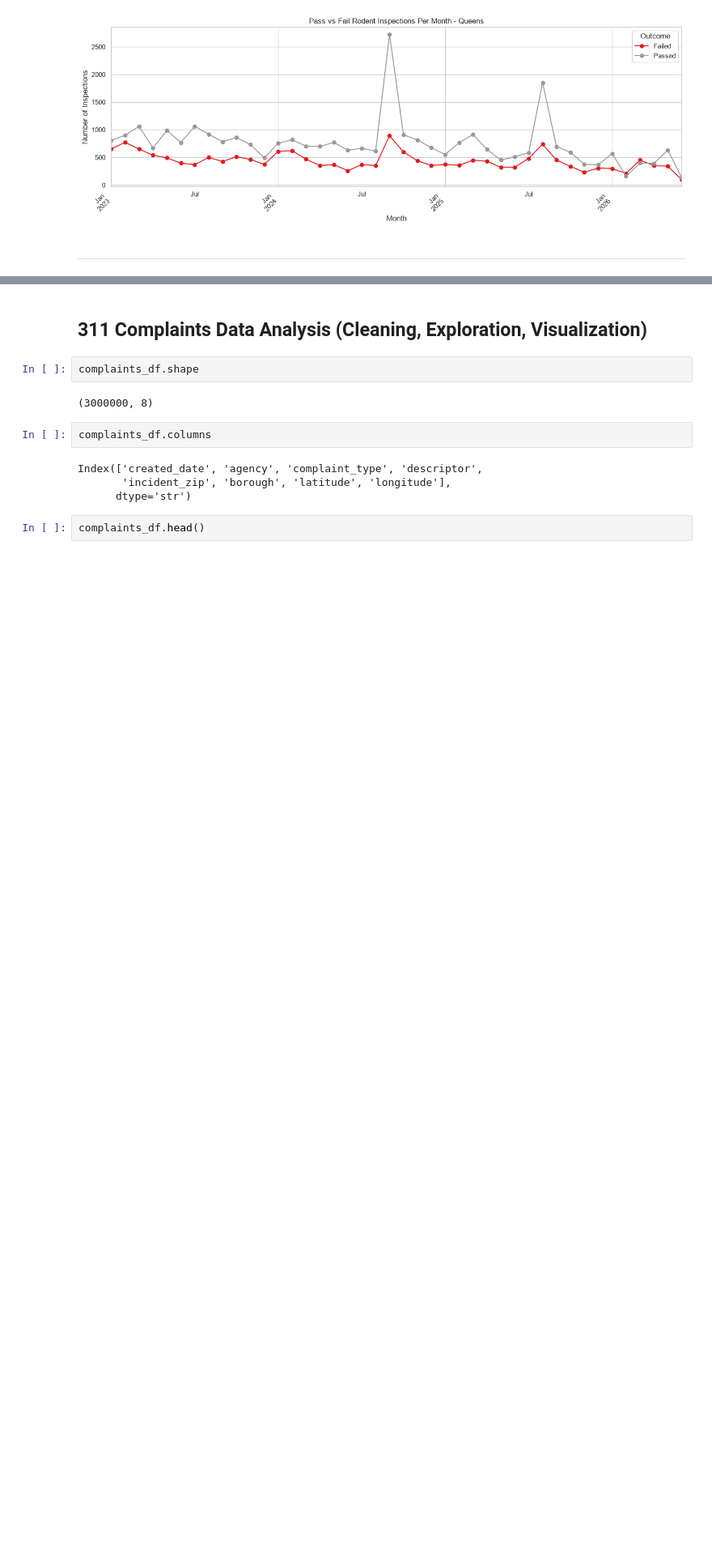
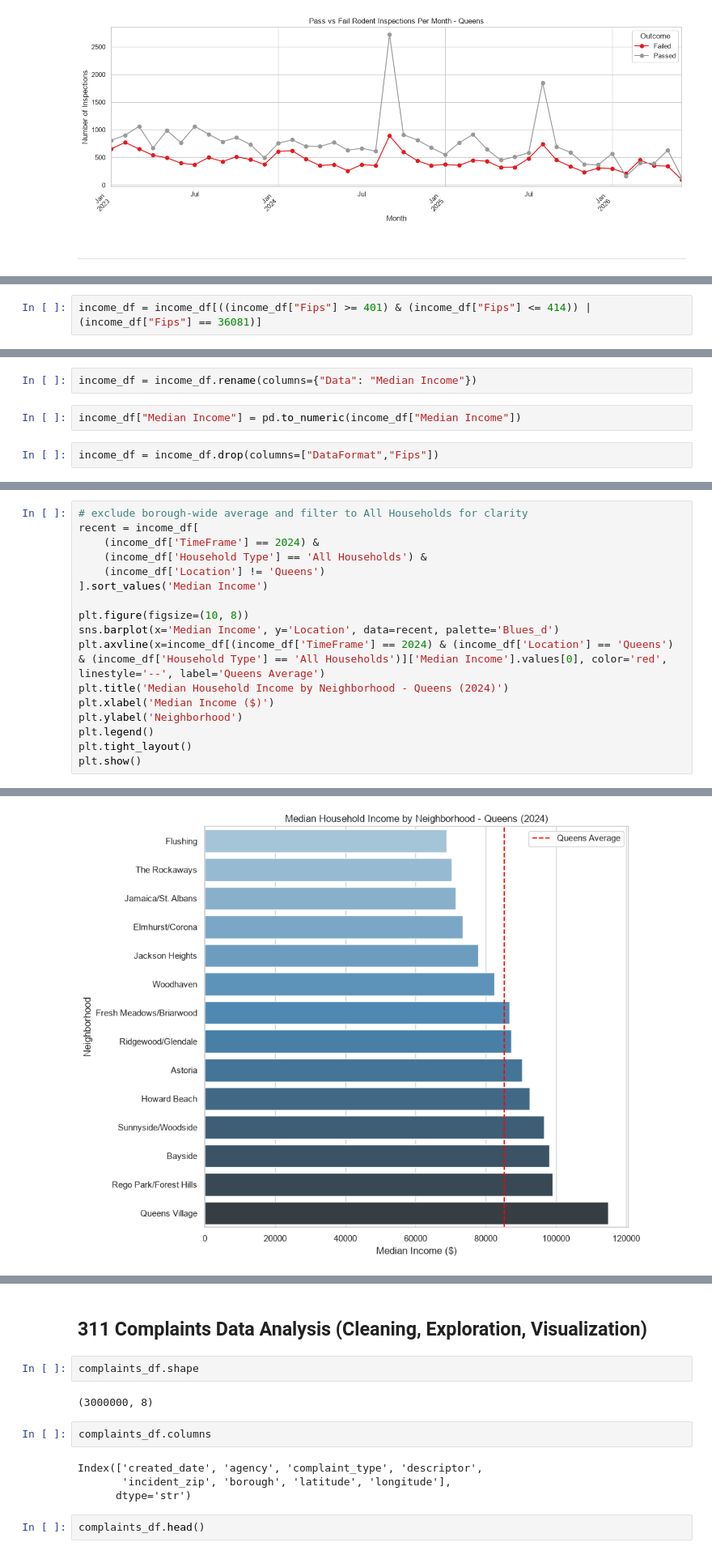
Before and after one commit to ac11599/nyc-restaurant-inspections, a Jupyter notebook: NYC-restaurant-inspections.ipynb, the cells around one changed output, grey strips where cells are left out. Shown at 81% size. Cells and saved outputs as stored; diff of their text form; blank space fills up the shorter version.

Commit message:
income dataset analysis complete

```diff
--- a/NYC-restaurant-inspections.ipynb
+++ b/NYC-restaurant-inspections.ipynb
@@ -343,0 +376,2 @@ plt.show()
+# %%
+income_df = income_df[((income_df["Fips"] >= 401) & (income_df["Fips"] <= 414)) | (income_df["Fips"] == 36081)]
@@ -343,0 +380,6 @@ plt.show()
+# %%
+income_df = income_df.rename(columns={"Data": "Median Income"})
+# %%
+income_df["Median Income"] = pd.to_numeric(income_df["Median Income"])
+# %%
+income_df = income_df.drop(columns=["DataFormat","Fips"])
@@ -343,0 +428,18 @@ plt.show()
+# %%
+# exclude borough-wide average and filter to All Households for clarity
+recent = income_df[
+    (income_df['TimeFrame'] == 2024) &
+    (income_df['Household Type'] == 'All Households') &
+    (income_df['Location'] != 'Queens')
+].sort_values('Median Income')
+
+plt.figure(figsize=(10, 8))
+sns.barplot(x='Median Income', y='Location', data=recent, palette='Blues_d')
+plt.axvline(x=income_df[(income_df['TimeFrame'] == 2024) & (income_df['Location'] == 'Queens') & (income_df['Household Type'] == 'All Households')]['Median Income'].values[0], color='red', linestyle='--', label='Queens Average')
+plt.title('Median Household Income by Neighborhood - Queens (2024)')
+plt.xlabel('Median Income ($)')
+plt.ylabel('Neighborhood')
+plt.legend()
+plt.tight_layout()
+plt.show()
+# %% [output]
@@ -343,0 +449 @@ plt.show()
+[figure, added]
```
Also changed, not shown: parts of 32 cells of this notebook, 4 other files.
